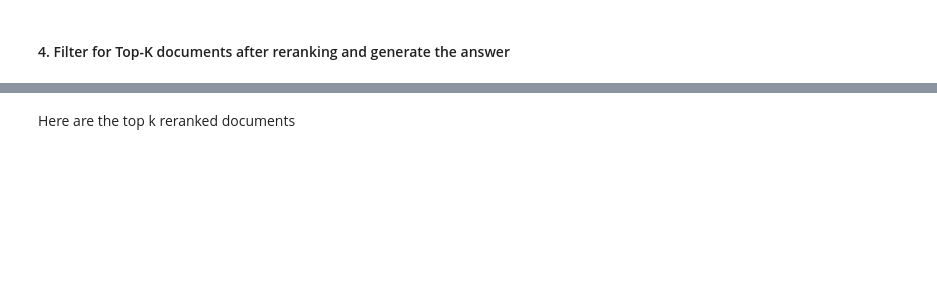
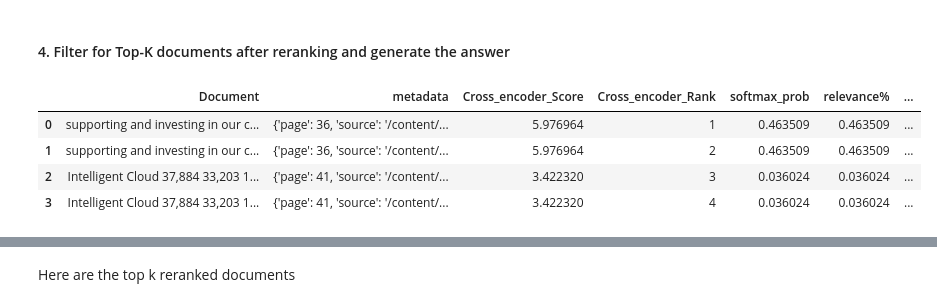
Before and after one commit to genaiconference/RAG_Workshop_DHS2024, a Jupyter notebook: 06_Advanced_RAG_Cross_encoder.ipynb, the cells around one changed output, grey strips where cells are left out. Cells and saved outputs as stored; diff of their text form; code cells hidden in the pictures; blank space fills up the shorter version.

```diff
--- a/06_Advanced_RAG_Cross_encoder.ipynb
+++ b/06_Advanced_RAG_Cross_encoder.ipynb
@@ -202,5 +186,15 @@ chart
 # %% [markdown]
 #### 4. Filter for Top-K documents after reranking and generate the answer
+# %%
+# A document is treated relevant is its relevance score is atleast > 1%
+final_df = final_df[final_df['relevance_score'] >= 0.01]
+final_df
+# %% [output]
+|  | Document | metadata | Cross_encoder_Score | Cross_encoder_Rank | softmax_prob | relevance% | ... |
+| 0 | supporting and investing in our c... | {'page': 36, 'source': '/content/... | 5.976964 | 1 | 0.463509 | 0.463509 | ... |
+| 1 | supporting and investing in our c... | {'page': 36, 'source': '/content/... | 5.976964 | 2 | 0.463509 | 0.463509 | ... |
+| 2 | Intelligent Cloud 37,884 33,203 1... | {'page': 41, 'source': '/content/... | 3.422320 | 3 | 0.036024 | 0.036024 | ... |
+| 3 | Intelligent Cloud 37,884 33,203 1... | {'page': 41, 'source': '/content/... | 3.422320 | 4 | 0.036024 | 0.036024 | ... |
 # %%
 from langchain.prompts import ChatPromptTemplate
 from IPython.display import Markdown
```
Also changed, not shown: parts of 18 cells of this notebook.
